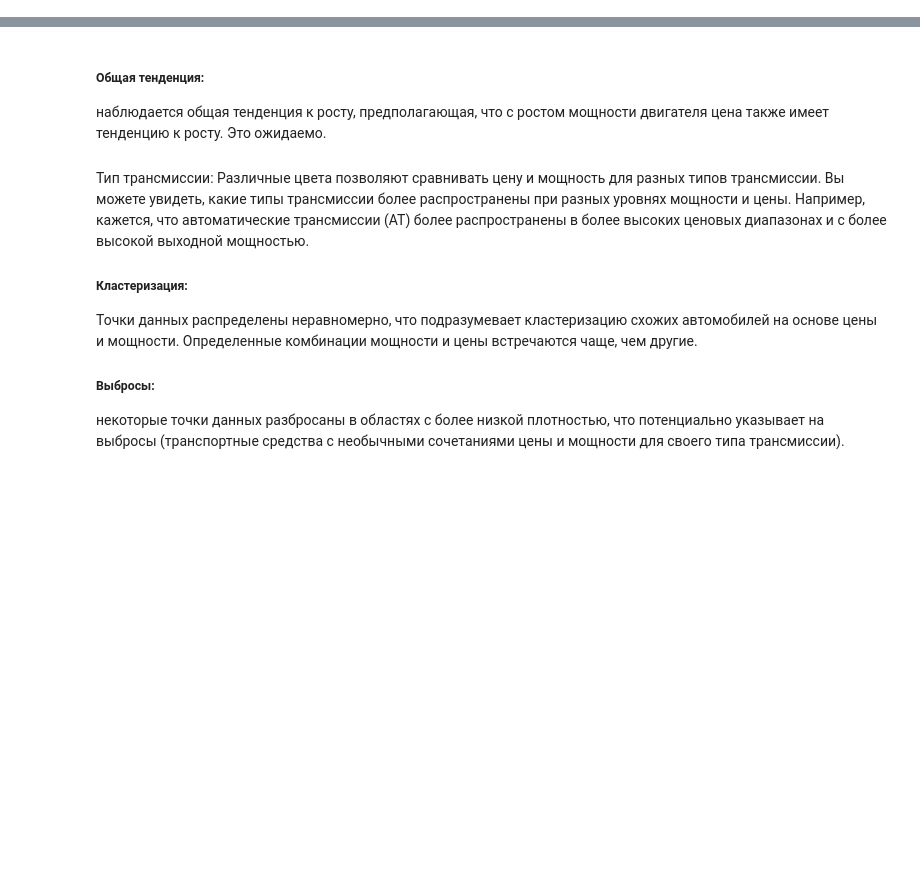
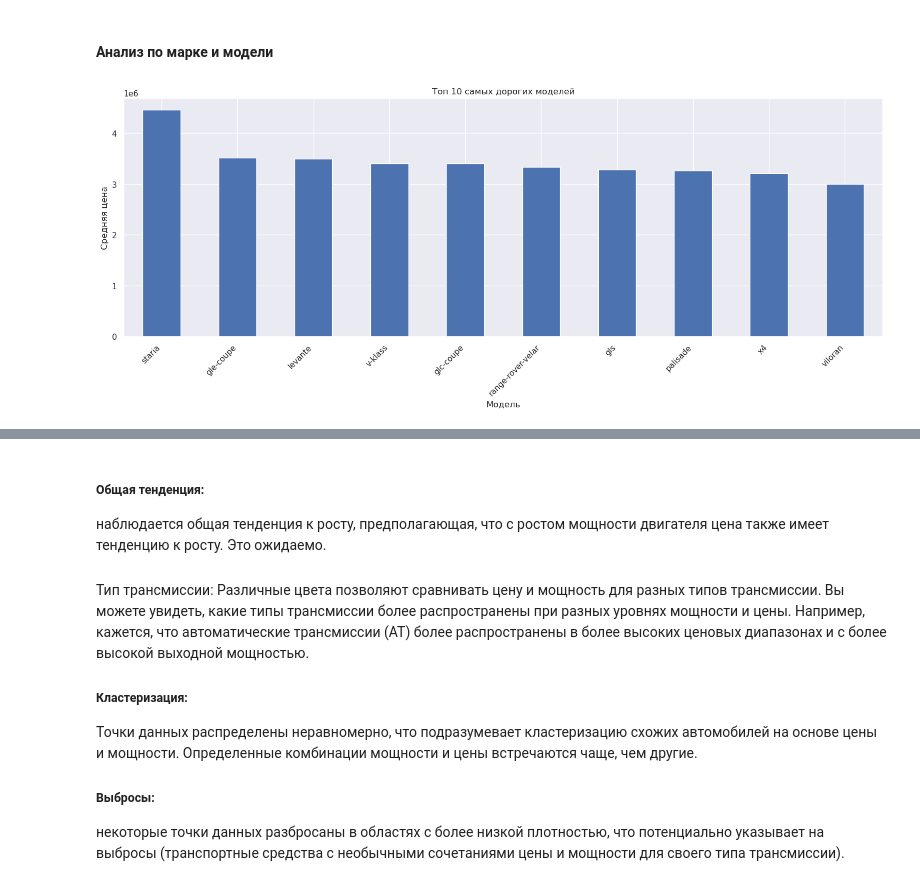
Before and after one commit to maxtyrsa/maxtyrsa, a Jupyter notebook: Анализ рынка подержанных автомобилей: парсинг данных с carro.ru/carro.ipynb, the cells around one changed output, grey strips where cells are left out. Saved outputs shown, nothing was run; the diff lists cells and outputs as text; code cells hidden in the pictures; blank space fills up the shorter version.

```diff
--- a/Анализ рынка подержанных автомобилей: парсинг данных с carro.ru/carro.ipynb
+++ b/Анализ рынка подержанных автомобилей: парсинг данных с carro.ru/carro.ipynb
@@ -193,0 +282,14 @@ sns.set_theme(rc={'figure.figsize':(11.7,8.27)})
+# %% [markdown]
+#### Анализ по марке и модели
+# %%
+average_price_by_model = carro.groupby('model')['price'].mean().sort_values(ascending=False)
+# %%
+plt.figure(figsize=(19,6))
+average_price_by_model.head(10).plot(kind='bar')
+plt.title('Топ 10 самых дорогих моделей')
+plt.ylabel('Средняя цена')
+plt.xlabel('Модель')
+plt.xticks(rotation=45, ha='right')
+plt.show()
+# %% [output]
+[figure, added]
```
Also changed, not shown: parts of 69 cells of this notebook, 1 other file.
